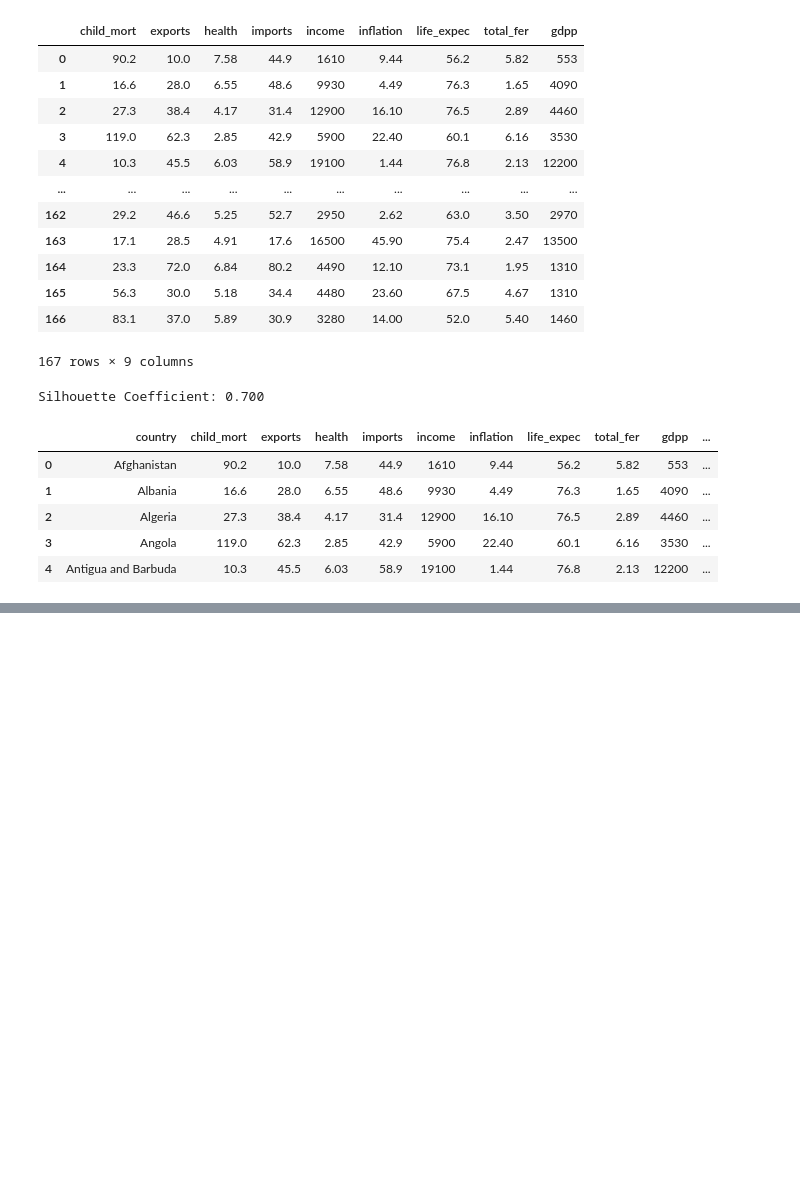
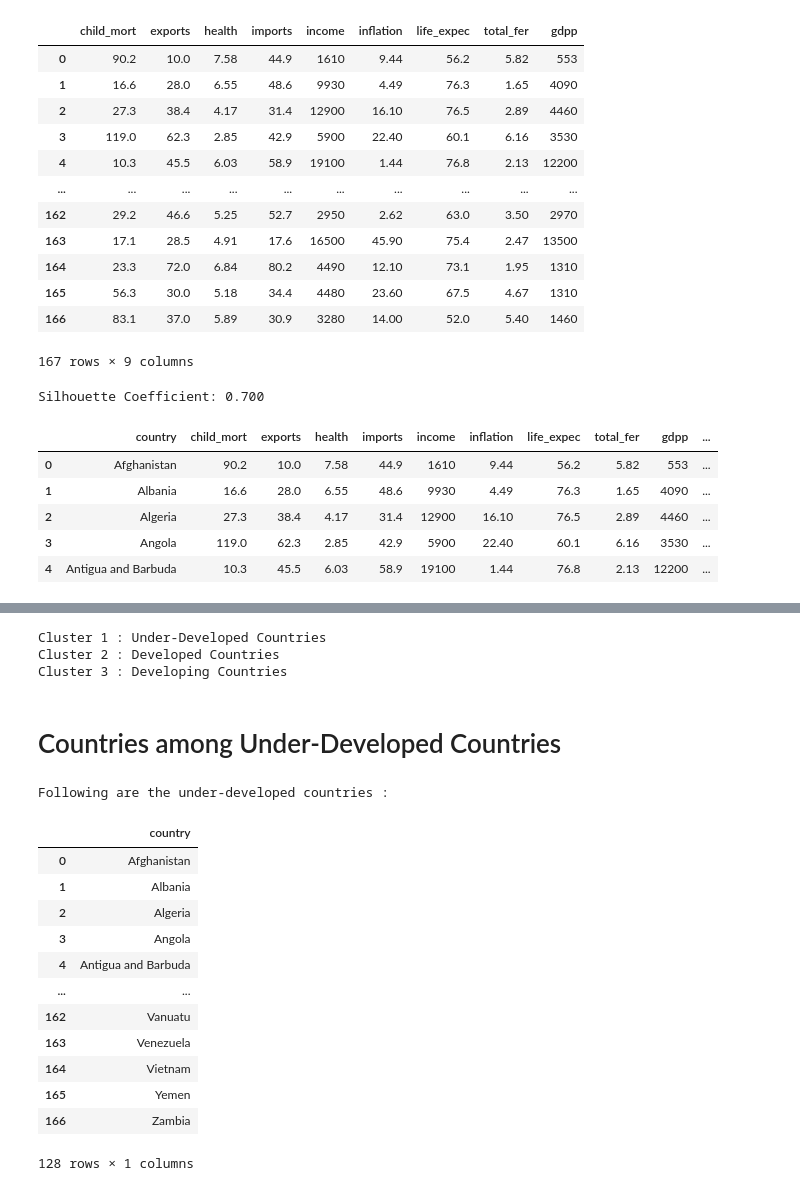
Before and after one commit to prawizard/CE888_Repo, a Jupyter notebook: Lab_6/Task7_Lab6.ipynb, the cells around one changed output, grey strips where cells are left out. Cells and saved outputs as stored; diff of their text form; code cells hidden in the pictures; blank space fills up the shorter version.

```diff
--- a/Lab_6/Task7_Lab6.ipynb
+++ b/Lab_6/Task7_Lab6.ipynb
@@ -83,0 +108,28 @@ two_vars_3=country_data.loc[country_data['PredictedCategory']==3, :].values
+# %%
+print('Cluster 1 :', 'Under-Developed Countries')
+print('Cluster 2 :', 'Developed Countries')
+print('Cluster 3 :', 'Developing Countries')
+# %% [output]
+Cluster 1 : Under-Developed Countries
+Cluster 2 : Developed Countries
+Cluster 3 : Developing Countries
+# %% [markdown]
+# Countries among Under-Developed Countries
+# %%
+print('Following are the under-developed countries :')
+(country_data.loc[country_data['PredictedCategory']==1, ['country']])
+# %% [output]
+Following are the under-developed countries :
+|  | country |
+| 0 | Afghanistan |
+| 1 | Albania |
+| 2 | Algeria |
+| 3 | Angola |
+| 4 | Antigua and Barbuda |
+| ... | ... |
+| 162 | Vanuatu |
+| 163 | Venezuela |
+| 164 | Vietnam |
+| 165 | Yemen |
+| 166 | Zambia |
+128 rows × 1 columns
```
Also changed, not shown: parts of 9 cells of this notebook.
